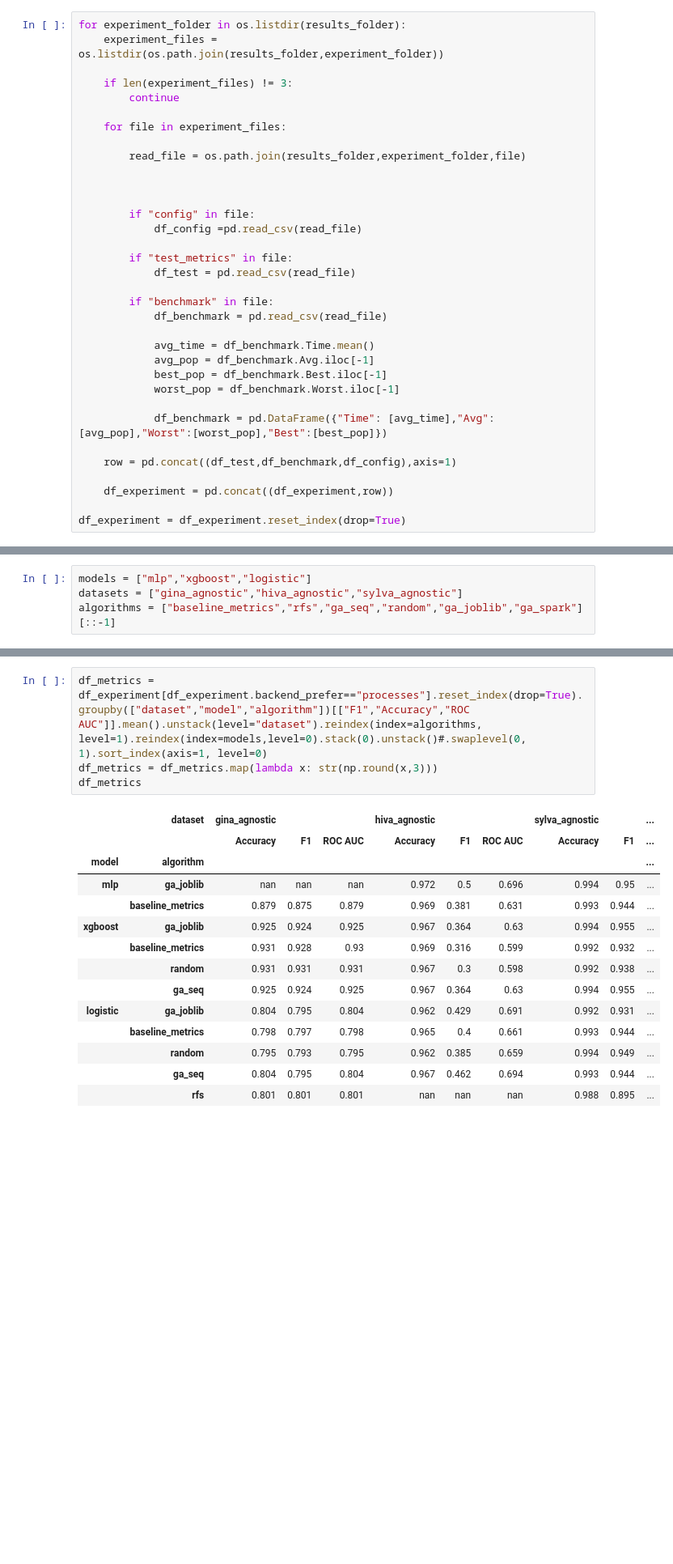
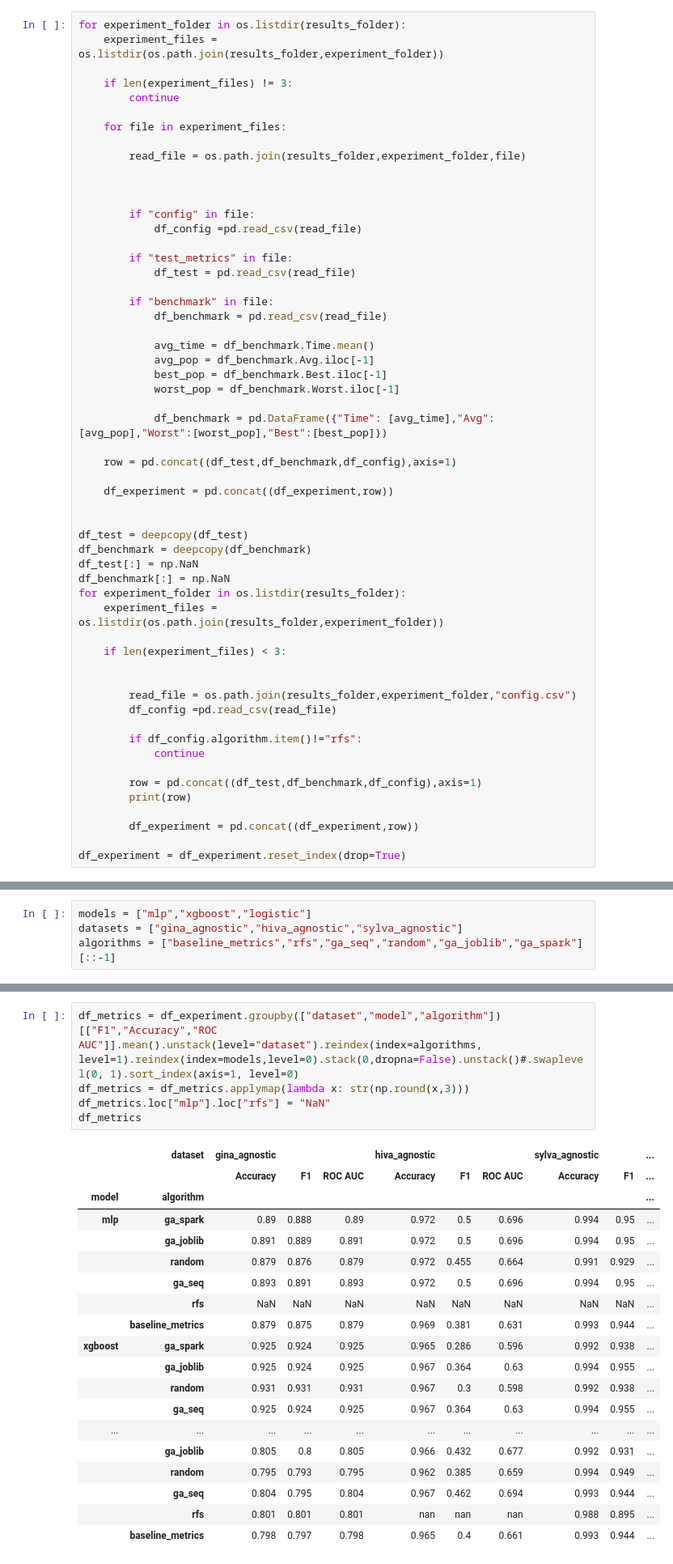
Before and after one commit to nishanthmarer/Genetic_Algorithm_Parallelize, a Jupyter notebook: Compile Results.ipynb, the cells around one changed output, grey strips where cells are left out. Shown: that part at 81% size. Saved outputs shown, nothing was run; the diff lists cells and outputs as text; blank space fills up the shorter version.

```diff
--- a/Compile Results.ipynb
+++ b/Compile Results.ipynb
@@ -42,4 +47,26 @@ for experiment_folder in os.listdir(results_folder):
 
     df_experiment = pd.concat((df_experiment,row))
 
+
+df_test = deepcopy(df_test)
+df_benchmark = deepcopy(df_benchmark)
+df_test[:] = np.NaN
+df_benchmark[:] = np.NaN
+for experiment_folder in os.listdir(results_folder):
+    experiment_files = os.listdir(os.path.join(results_folder,experiment_folder))
+
+    if len(experiment_files) < 3:
+
+
+        read_file = os.path.join(results_folder,experiment_folder,"config.csv")
+        df_config =pd.read_csv(read_file)
+
+        if df_config.algorithm.item()!="rfs":
+            continue
+
+        row = pd.concat((df_test,df_benchmark,df_config),axis=1)
+        print(row)
+
+        df_experiment = pd.concat((df_experiment,row))
+
 df_experiment = df_experiment.reset_index(drop=True)
@@ -144,22 +171,28 @@ df_experiment.groupby(["dataset","model"])[["F1","Accuracy","ROC AUC"]].mean().r
 # %%
-df_metrics = df_experiment[df_experiment.backend_prefer=="processes"].reset_index(drop=True).groupby(["dataset","model","algorithm"])[["F1","Accuracy","ROC AUC"]].mean().unstack(level="dataset").reindex(index=algorithms, level=1).reindex(index=models,level=0).stack(0).unstack()#.swaplevel(0, 1).sort_index(axis=1, level=0)
-df_metrics = df_metrics.map(lambda x: str(np.round(x,3)))
+df_metrics = df_experiment.groupby(["dataset","model","algorithm"])[["F1","Accuracy","ROC AUC"]].mean().unstack(level="dataset").reindex(index=algorithms, level=1).reindex(index=models,level=0).stack(0,dropna=False).unstack()#.swaplevel(0, 1).sort_index(axis=1, level=0)
+df_metrics = df_metrics.applymap(lambda x: str(np.round(x,3)))
+df_metrics.loc["mlp"].loc["rfs"] = "NaN"
 df_metrics
 # %% [output]
 |  | dataset | gina_agnostic |  |  | hiva_agnostic |  |  | sylva_agnostic |  | ... |
 |  |  | Accuracy | F1 | ROC AUC | Accuracy | F1 | ROC AUC | Accuracy | F1 | ... |
 | model | algorithm |  |  |  |  |  |  |  |  | ... |
-| mlp | ga_joblib | nan | nan | nan | 0.972 | 0.5 | 0.696 | 0.994 | 0.95 | ... |
+| mlp | ga_spark | 0.89 | 0.888 | 0.89 | 0.972 | 0.5 | 0.696 | 0.994 | 0.95 | ... |
+|  | ga_joblib | 0.891 | 0.889 | 0.891 | 0.972 | 0.5 | 0.696 | 0.994 | 0.95 | ... |
+|  | random | 0.879 | 0.876 | 0.879 | 0.972 | 0.455 | 0.664 | 0.991 | 0.929 | ... |
+|  | ga_seq | 0.893 | 0.891 | 0.893 | 0.972 | 0.5 | 0.696 | 0.994 | 0.95 | ... |
+|  | rfs | NaN | NaN | NaN | NaN | NaN | NaN | NaN | NaN | ... |
 |  | baseline_metrics | 0.879 | 0.875 | 0.879 | 0.969 | 0.381 | 0.631 | 0.993 | 0.944 | ... |
-| xgboost | ga_joblib | 0.925 | 0.924 | 0.925 | 0.967 | 0.364 | 0.63 | 0.994 | 0.955 | ... |
-|  | baseline_metrics | 0.931 | 0.928 | 0.93 | 0.969 | 0.316 | 0.599 | 0.992 | 0.932 | ... |
+| xgboost | ga_spark | 0.925 | 0.924 | 0.925 | 0.965 | 0.286 | 0.596 | 0.992 | 0.938 | ... |
+|  | ga_joblib | 0.925 | 0.924 | 0.925 | 0.967 | 0.364 | 0.63 | 0.994 | 0.955 | ... |
 |  | random | 0.931 | 0.931 | 0.931 | 0.967 | 0.3 | 0.598 | 0.992 | 0.938 | ... |
 |  | ga_seq | 0.925 | 0.924 | 0.925 | 0.967 | 0.364 | 0.63 | 0.994 | 0.955 | ... |
-| logistic | ga_joblib | 0.804 | 0.795 | 0.804 | 0.962 | 0.429 | 0.691 | 0.992 | 0.931 | ... |
-|  | baseline_metrics | 0.798 | 0.797 | 0.798 | 0.965 | 0.4 | 0.661 | 0.993 | 0.944 | ... |
+| ... | ... | ... | ... | ... | ... | ... | ... | ... | ... | ... |
+|  | ga_joblib | 0.805 | 0.8 | 0.805 | 0.966 | 0.432 | 0.677 | 0.992 | 0.931 | ... |
 |  | random | 0.795 | 0.793 | 0.795 | 0.962 | 0.385 | 0.659 | 0.994 | 0.949 | ... |
 |  | ga_seq | 0.804 | 0.795 | 0.804 | 0.967 | 0.462 | 0.694 | 0.993 | 0.944 | ... |
 |  | rfs | 0.801 | 0.801 | 0.801 | nan | nan | nan | 0.988 | 0.895 | ... |
+|  | baseline_metrics | 0.798 | 0.797 | 0.798 | 0.965 | 0.4 | 0.661 | 0.993 | 0.944 | ... |
 # %%
 df_metrics.rename(level="algorithm",mapper={algo:algo.replace("_","\_") for algo in algorithms},inplace=True)
 df_metrics.rename(level="algorithm",mapper={"baseline\_metrics":"baseline"},inplace=True)
```
Also changed, not shown: parts of 17 cells of this notebook, 1 other file.
